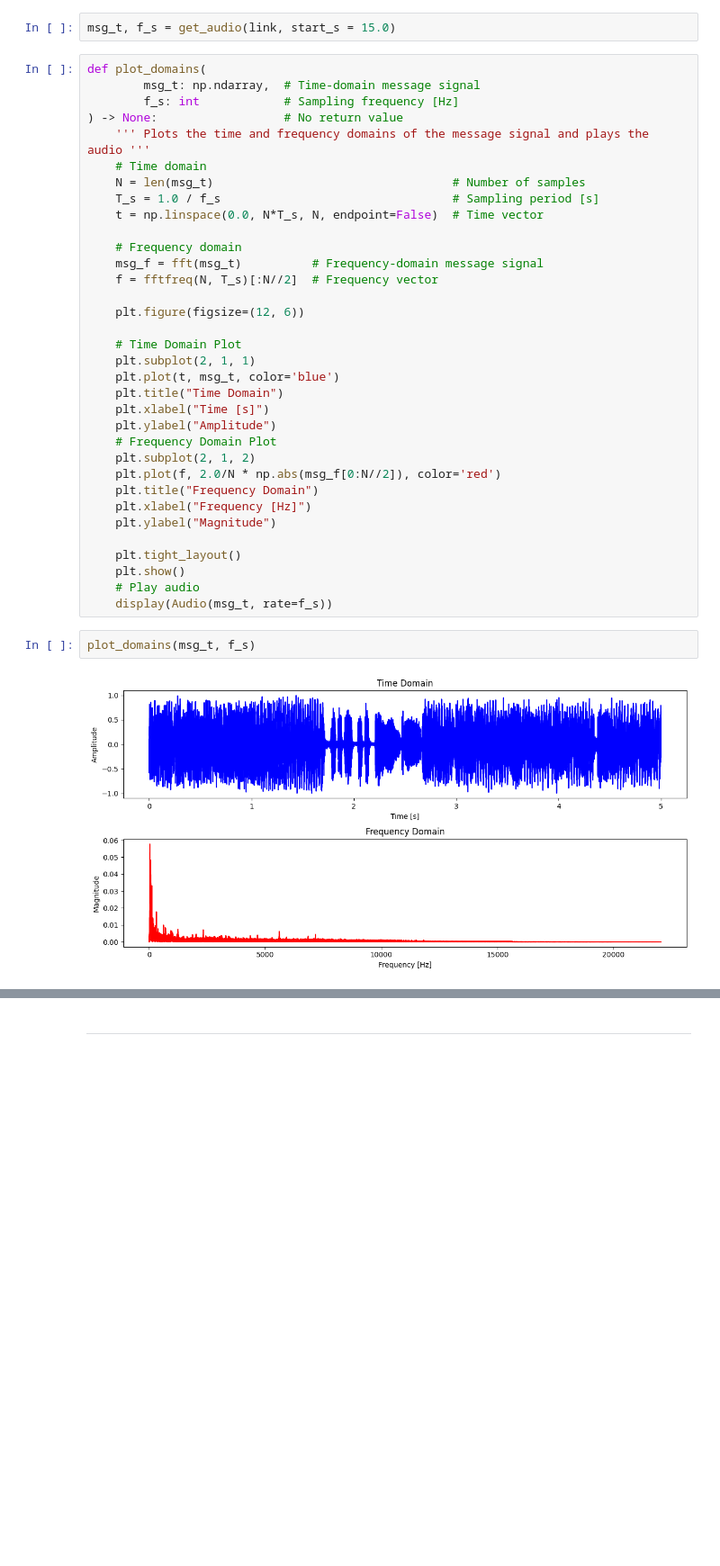
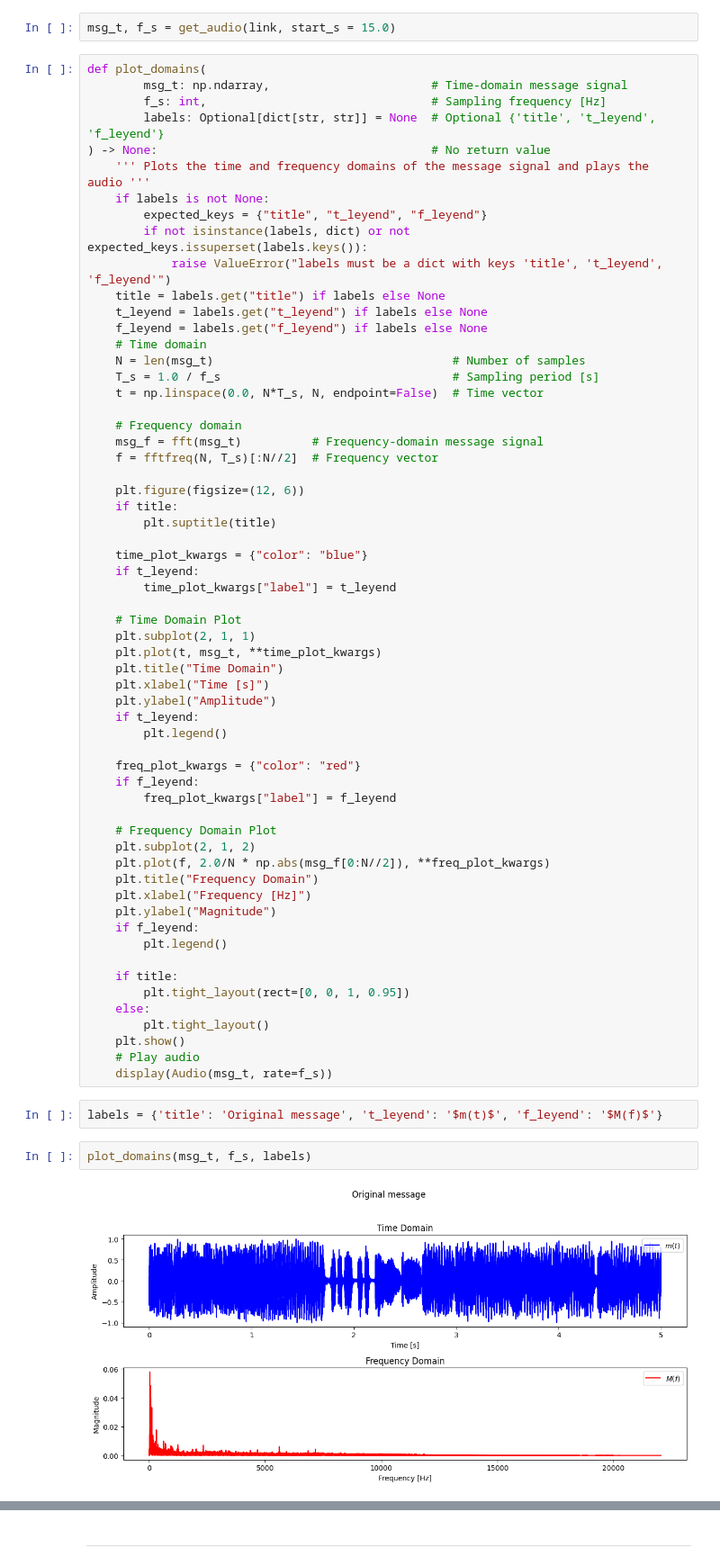
Before and after one commit to AlmondSund/SyS_2025_2, a Jupyter notebook: Analysis/Exam/Exam2.ipynb, the cells around one changed output, grey strips where cells are left out. Shown at 90% size. Cells and saved outputs as stored; diff of their text form; blank space fills up the shorter version.

```diff
--- a/Analysis/Exam/Exam2.ipynb
+++ b/Analysis/Exam/Exam2.ipynb
@@ -94,10 +94,18 @@ link = "https://www.youtube.com/watch?v=DraDpi4bM-Y"
 msg_t, f_s = get_audio(link, start_s = 15.0)
 # %%
 def plot_domains(
-        msg_t: np.ndarray,  # Time-domain message signal
-        f_s: int            # Sampling frequency [Hz]
-) -> None:                  # No return value
+        msg_t: np.ndarray,                       # Time-domain message signal
+        f_s: int,                                # Sampling frequency [Hz]
+        labels: Optional[dict[str, str]] = None  # Optional {'title', 't_leyend', 'f_leyend'}
+) -> None:                                       # No return value
     ''' Plots the time and frequency domains of the message signal and plays the audio '''
+    if labels is not None:
+        expected_keys = {"title", "t_leyend", "f_leyend"}
+        if not isinstance(labels, dict) or not expected_keys.issuperset(labels.keys()):
+            raise ValueError("labels must be a dict with keys 'title', 't_leyend', 'f_leyend'")
+    title = labels.get("title") if labels else None
+    t_leyend = labels.get("t_leyend") if labels else None
+    f_leyend = labels.get("f_leyend") if labels else None
     # Time domain
     N = len(msg_t)                                  # Number of samples
     T_s = 1.0 / f_s                                 # Sampling period [s]
@@ -108,28 +116,48 @@ def plot_domains(
     f = fftfreq(N, T_s)[:N//2]  # Frequency vector
 
     plt.figure(figsize=(12, 6))
+    if title:
+        plt.suptitle(title)
+
+    time_plot_kwargs = {"color": "blue"}
+    if t_leyend:
+        time_plot_kwargs["label"] = t_leyend
 
     # Time Domain Plot
     plt.subplot(2, 1, 1)
-    plt.plot(t, msg_t, color='blue')
+    plt.plot(t, msg_t, **time_plot_kwargs)
     plt.title("Time Domain")
     plt.xlabel("Time [s]")
     plt.ylabel("Amplitude")
+    if t_leyend:
+        plt.legend()
+
+    freq_plot_kwargs = {"color": "red"}
+    if f_leyend:
+        freq_plot_kwargs["label"] = f_leyend
+
     # Frequency Domain Plot
     plt.subplot(2, 1, 2)
-    plt.plot(f, 2.0/N * np.abs(msg_f[0:N//2]), color='red')
+    plt.plot(f, 2.0/N * np.abs(msg_f[0:N//2]), **freq_plot_kwargs)
     plt.title("Frequency Domain")
     plt.xlabel("Frequency [Hz]")
     plt.ylabel("Magnitude")
+    if f_leyend:
+        plt.legend()
 
-    plt.tight_layout()
+    if title:
+        plt.tight_layout(rect=[0, 0, 1, 0.95])
+    else:
+        plt.tight_layout()
     plt.show()
     # Play audio
     display(Audio(msg_t, rate=f_s))
+# %%
+labels = {'title': 'Original message', 't_leyend': '$m(t)$', 'f_leyend': '$M(f)$'}
 # %%
-plot_domains(msg_t, f_s)
+plot_domains(msg_t, f_s, labels)
 # %% [output]
-[figure, old version]
+[figure, new version]
 [interactive output not drawn]
 # %% [markdown]
 ---
```
Also changed, not shown: parts of 3 cells of this notebook.
